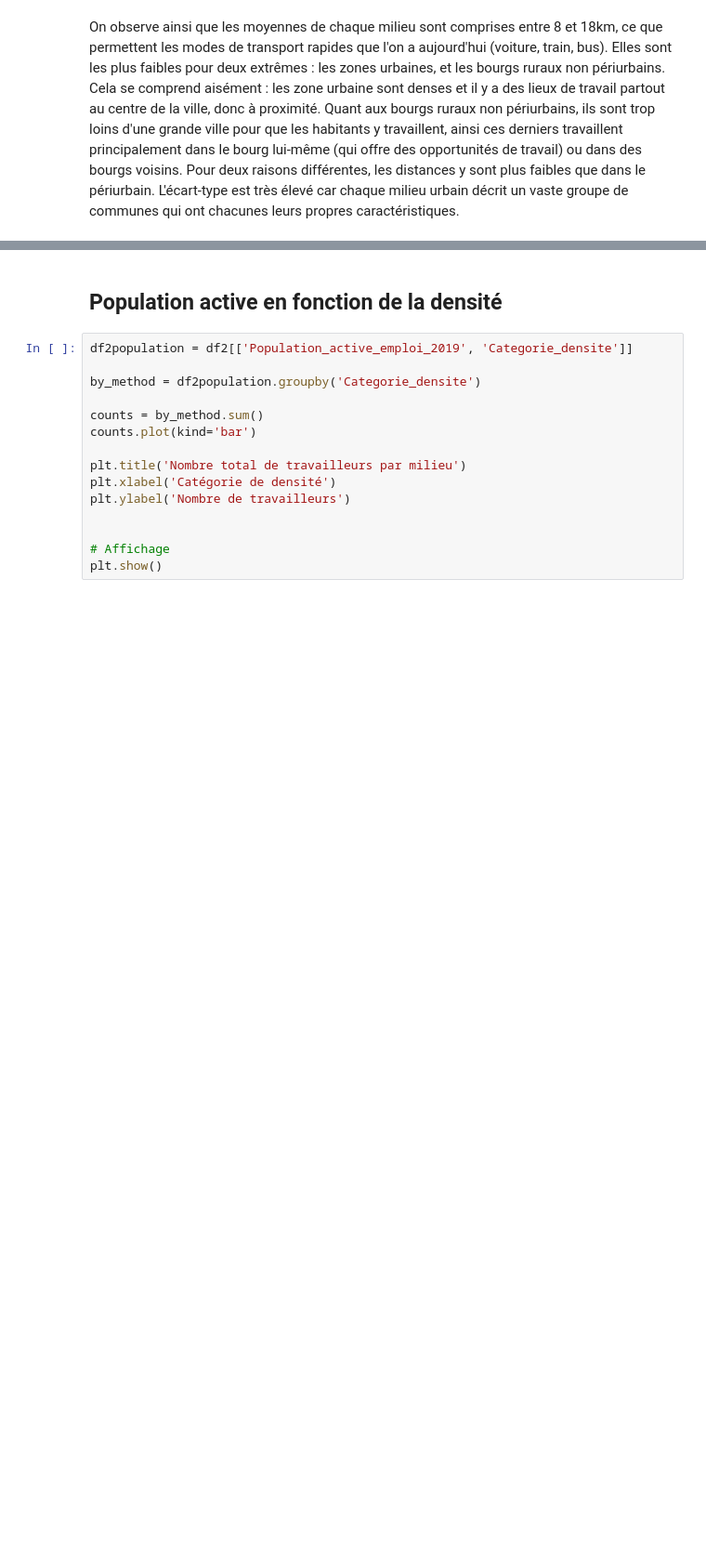
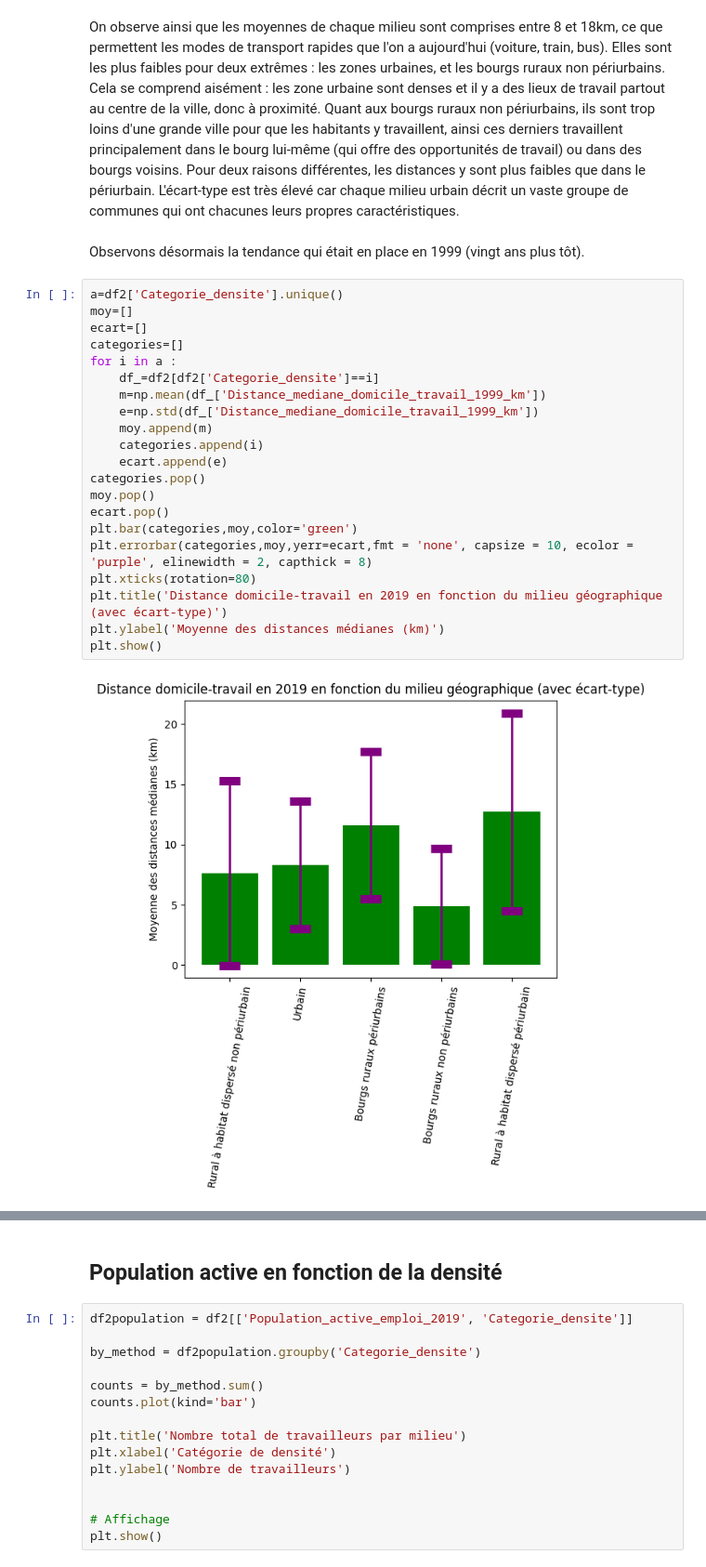
Before and after one commit to ClementGOUJON-dot/base_de_donn-es, a Jupyter notebook: Compte_rendu.ipynb, the cells around one changed output, grey strips where cells are left out. Shown: that part at 93% size. Saved outputs shown, nothing was run; the diff lists cells and outputs as text; blank space fills up the shorter version.

```diff
--- a/Compte_rendu.ipynb
+++ b/Compte_rendu.ipynb
@@ -104,3 +104,28 @@ plt.show()
 # %% [markdown]
 On observe ainsi que les moyennes de chaque milieu sont comprises entre 8 et 18km, ce que permettent les modes de transport rapides que l'on a aujourd'hui (voiture, train, bus). Elles sont les plus faibles pour deux extrêmes : les zones urbaines, et les bourgs ruraux non périurbains. Cela se comprend aisément : les zone urbaine sont denses et il y a des lieux de travail partout au centre de la ville, donc à proximité. Quant aux bourgs ruraux non périurbains, ils sont trop loins d'une grande ville pour que les habitants y travaillent, ainsi ces derniers travaillent principalement dans le bourg lui-même (qui offre des opportunités de travail) ou dans des bourgs voisins. Pour deux raisons différentes, les distances y sont plus faibles que dans le périurbain.
 L'écart-type est très élevé car chaque milieu urbain décrit un vaste groupe de communes qui ont chacunes leurs propres caractéristiques.
+# %% [markdown]
+Observons désormais la tendance qui était en place en 1999 (vingt ans plus tôt).
+# %%
+a=df2['Categorie_densite'].unique()
+moy=[]
+ecart=[]
+categories=[]
+for i in a :
+    df_=df2[df2['Categorie_densite']==i]
+    m=np.mean(df_['Distance_mediane_domicile_travail_1999_km'])
+    e=np.std(df_['Distance_mediane_domicile_travail_1999_km'])
+    moy.append(m)
+    categories.append(i)
+    ecart.append(e)
+categories.pop()
+moy.pop()
+ecart.pop()
+plt.bar(categories,moy,color='green')
+plt.errorbar(categories,moy,yerr=ecart,fmt = 'none', capsize = 10, ecolor = 'purple', elinewidth = 2, capthick = 8)
+plt.xticks(rotation=80)
+plt.title('Distance domicile-travail en 2019 en fonction du milieu géographique (avec écart-type)')
+plt.ylabel('Moyenne des distances médianes (km)')
+plt.show()
+# %% [output]
+[figure, added]
```
Also changed, not shown: parts of 2 cells of this notebook, 1 other file.
